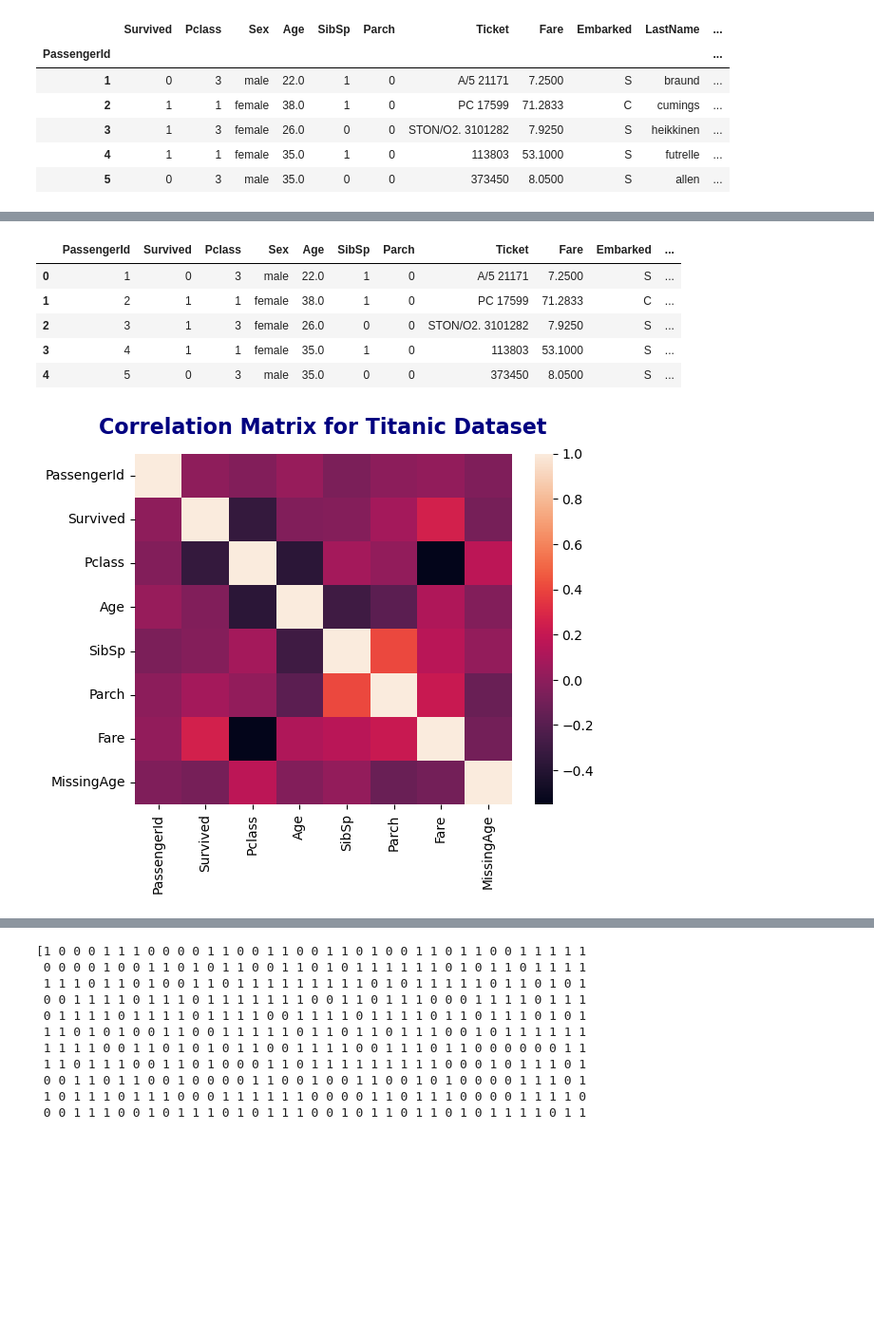
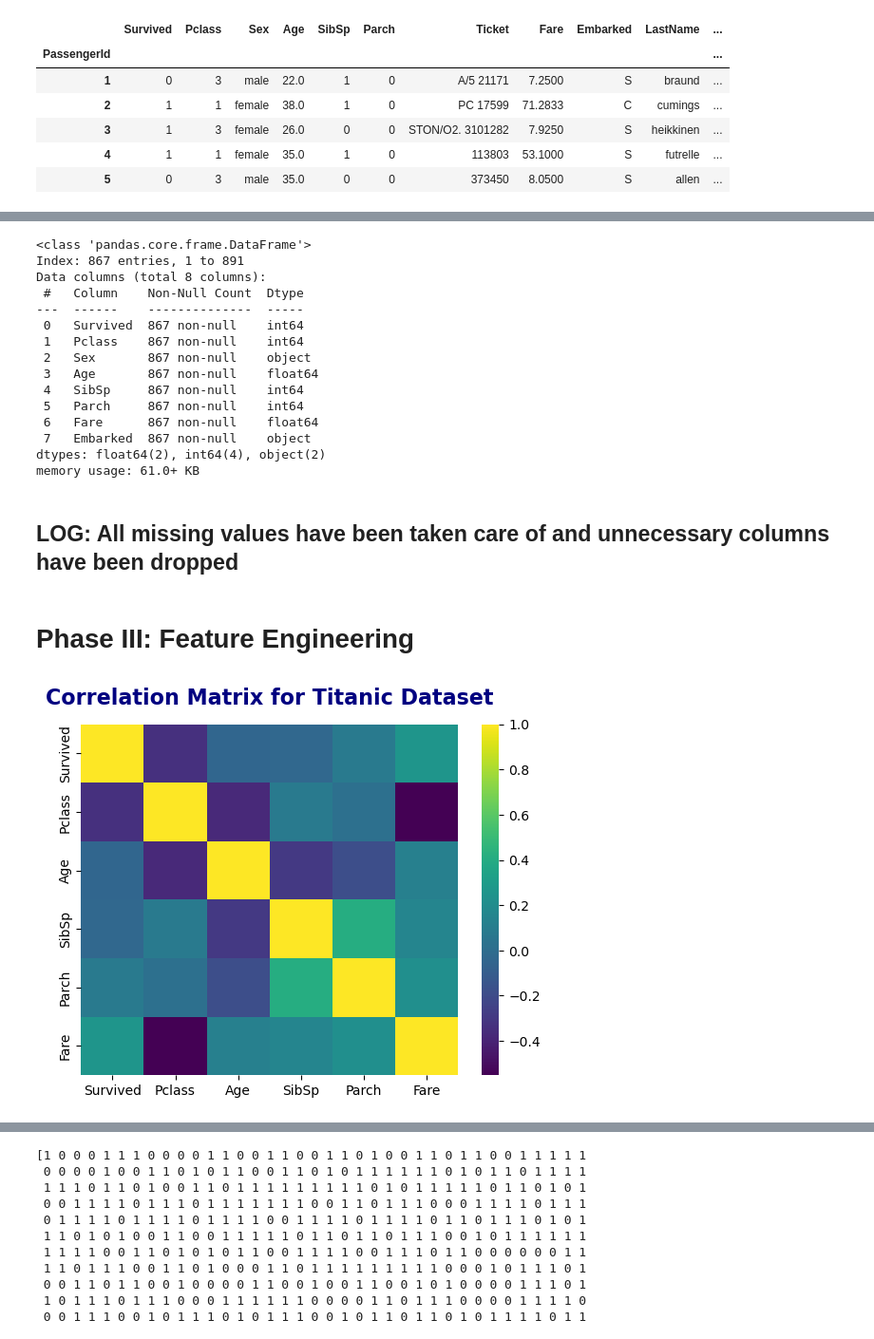
Before and after one commit to kavehzare98/TItanic-Kaggle-Competition, a Jupyter notebook: main.ipynb, the cells around one changed output, grey strips where cells are left out. Shown: that part at 95% size. Cells and saved outputs as stored; diff of their text form; code cells hidden in the pictures; blank space fills up the shorter version.

```diff
--- a/main.ipynb
+++ b/main.ipynb
@@ -254,6 +254,7 @@ age_data.head()
 | 29 | 25 |
 | 30 | 23 |
 # %%
+titanic3 = titanic3.set_index('PassengerId')
 titanic3.head()
 # %% [output]
 |  | Survived | Pclass | Sex | Age | SibSp | Parch | Ticket | Fare | Embarked | LastName | ... |
@@ -313,0 +307,3 @@ titanic3[titanic3['Age_NEW'].notnull()]
+# %%
+# Dropping unnecessary columns
+titanic3 = titanic3.drop(['Ticket', 'LastName', 'FirstName', 'MissingAge', 'Age_NEW'],axis=1)
@@ -314,21 +328,34 @@ titanic3[titanic3['Age_NEW'].notnull()]
 # %%
 titanic3 = titanic3.dropna(axis=0)
-titanic3.head()
+titanic3.info()
 # %% [output]
-|  | PassengerId | Survived | Pclass | Sex | Age | SibSp | Parch | Ticket | Fare | Embarked | ... |
-| 0 | 1 | 0 | 3 | male | 22.0 | 1 | 0 | A/5 21171 | 7.2500 | S | ... |
-| 1 | 2 | 1 | 1 | female | 38.0 | 1 | 0 | PC 17599 | 71.2833 | C | ... |
-| 2 | 3 | 1 | 3 | female | 26.0 | 0 | 0 | STON/O2. 3101282 | 7.9250 | S | ... |
-| 3 | 4 | 1 | 1 | female | 35.0 | 1 | 0 | 113803 | 53.1000 | S | ... |
-| 4 | 5 | 0 | 3 | male | 35.0 | 0 | 0 | 373450 | 8.0500 | S | ... |
+<class 'pandas.core.frame.DataFrame'>
+Index: 867 entries, 1 to 891
+Data columns (total 8 columns):
+ #   Column    Non-Null Count  Dtype
+---  ------    --------------  -----
+ 0   Survived  867 non-null    int64
+ 1   Pclass    867 non-null    int64
+ 2   Sex       867 non-null    object
+ 3   Age       867 non-null    float64
+ 4   SibSp     867 non-null    int64
+ 5   Parch     867 non-null    int64
+ 6   Fare      867 non-null    float64
+ 7   Embarked  867 non-null    object
+dtypes: float64(2), int64(4), object(2)
+memory usage: 61.0+ KB
+# %% [markdown]
+## LOG: All missing values have been taken care of and unnecessary columns have been dropped
+# %% [markdown]
+# **Phase III**: Feature Engineering
 # %%
 # Creating a correlation matrix to see how the variables relate to one another
 correlation_matrix = titanic3.corr(numeric_only=True)
 # %%
 # Let's throw that on a heatmap for a visual and to get some good practice
-sns.heatmap(correlation_matrix, cmap="rocket")
+sns.heatmap(correlation_matrix, cmap="viridis")
 plt.title("Correlation Matrix for Titanic Dataset",pad=15, fontdict={'weight': 'heavy', 'size': 16, 'color': 'navy'})
 plt.show()
 # %% [output]
-[figure, old version]
+[figure, new version]
 # %% [markdown]
```
Also changed, not shown: parts of 21 cells of this notebook.
